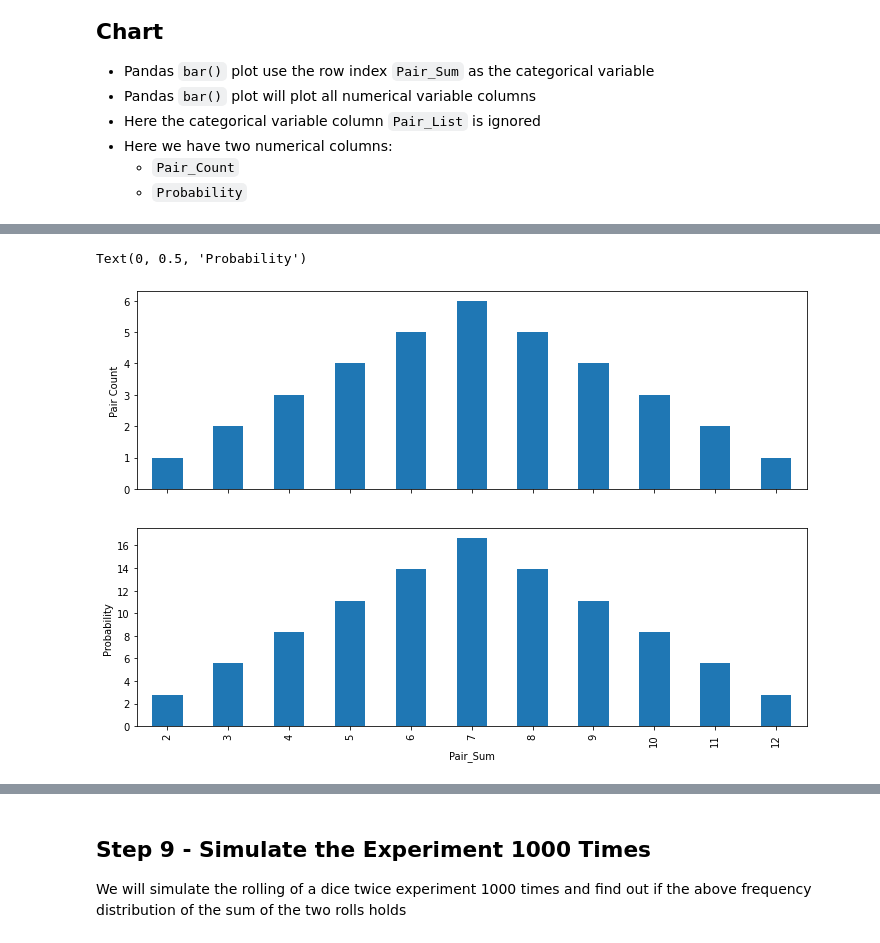
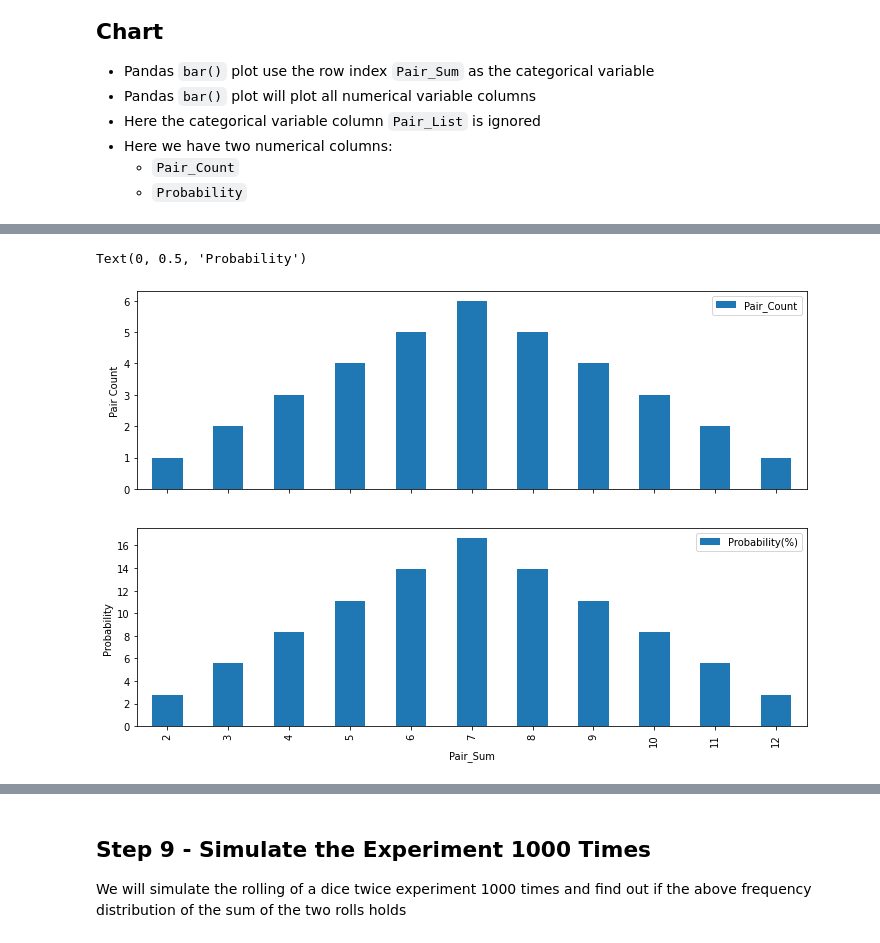
Before and after one commit to DATA-690-SPRING-2022/arushi_data690, a Jupyter notebook: assignment_10/roll_dice.ipynb, the cells around one changed output, grey strips where cells are left out. Drawn from its saved outputs; the diff is of its cells as text; code cells hidden in the pictures.

```diff
--- a/assignment_10/roll_dice.ipynb
+++ b/assignment_10/roll_dice.ipynb
@@ -22,0 +23,12 @@ np.random.choice(["A", "B", "C"], p=[0.25, 0.25, 0.50])
+# %%
+team_count = {
+    "A":0,
+    "B":0,
+    "C":0
+}
+
+for i in range(1000):
+    team_picked = np.random.choice(["A","B","C"], p=[0.25,0.25,0.50])
+    team_count[team_picked] += 1
+
+print(team_count)
@@ -113,7 +133,7 @@ dtype: object
 df_agg = df.groupby("Pair_Sum").agg(
     Pair_List=pd.NamedAgg(column="Pair", aggfunc=", ".join),
     Pair_Count=pd.NamedAgg(column="Pair", aggfunc="count")
-)
+).reset_index()
 
 df_agg
 # %% [output]
@@ -206,11 +216,11 @@ df_agg.plot.bar(figsize=(10,6), title="Frequency & Probability of the Sum of Two
 # %%
 fig, (ax1, ax2) = plt.subplots(2, 1, figsize=(12,8), sharex=True)
 
-df_agg["Pair_Count"].plot.bar(ax=ax1)
+df_agg.plot.bar(ax=ax1, x="Pair_Sum", y="Pair_Count")
 ax1.set_ylabel("Pair Count")
 
-df_agg["Probability(%)"].plot.bar(ax=ax2)
+df_agg.plot.bar(ax=ax2, x="Pair_Sum", y="Probability(%)")
 ax2.set_ylabel("Probability")
 # %% [output]
 Text(0, 0.5, 'Probability')
-[figure, old version]
+[figure, new version]
```
Also changed, not shown: parts of 26 cells of this notebook.
